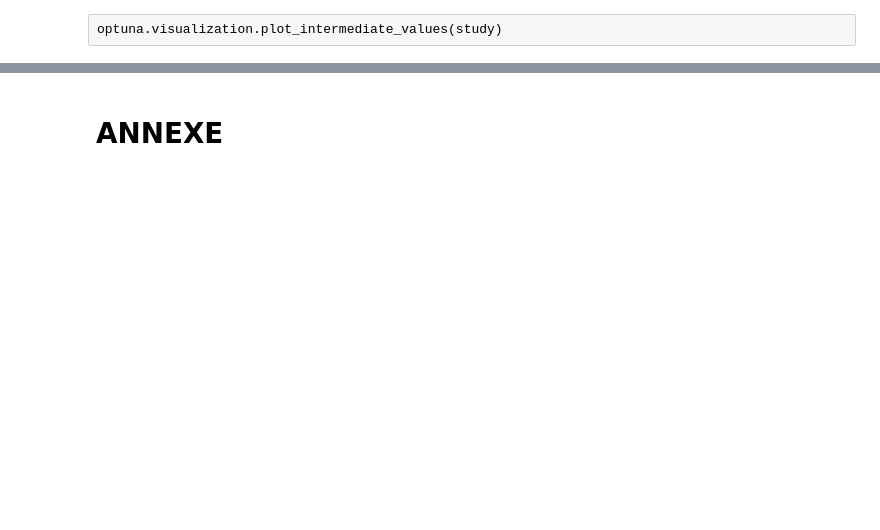
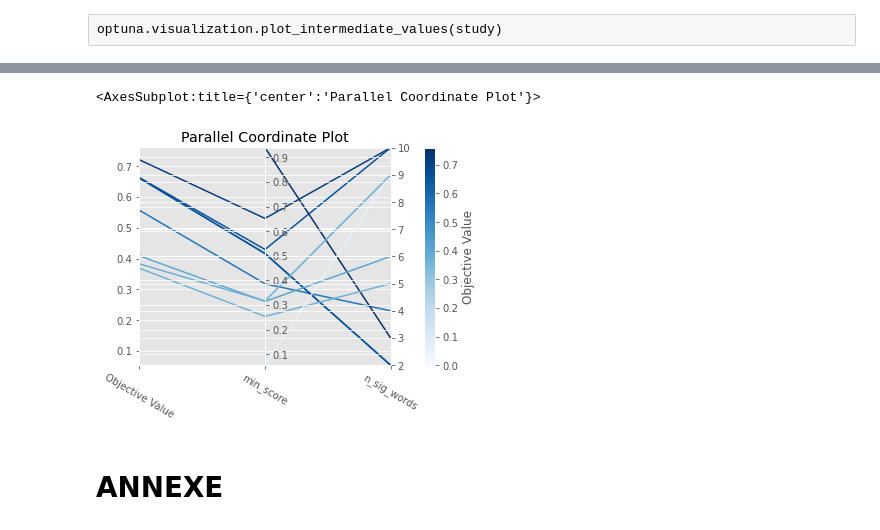
Before and after one commit to clemTJ/Company-Information-PSAT, a Jupyter notebook: textes_francais.ipynb, the cells around one changed output, grey strips where cells are left out. Saved outputs shown, nothing was run; the diff lists cells and outputs as text; code cells hidden in the pictures; blank space fills up the shorter version.

```diff
--- a/textes_francais.ipynb
+++ b/textes_francais.ipynb
@@ -1183,3 +1237,8 @@ optuna.visualization.plot_intermediate_values(study)
+# %%
+optuna.visualization.matplotlib.plot_parallel_coordinate(study)
+# %% [output]
+<AxesSubplot:title={'center':'Parallel Coordinate Plot'}>
+[figure, added]
 # %% [markdown]
 # ANNEXE
 # %%
```
Also changed, not shown: parts of 34 cells of this notebook, 3 other files.
